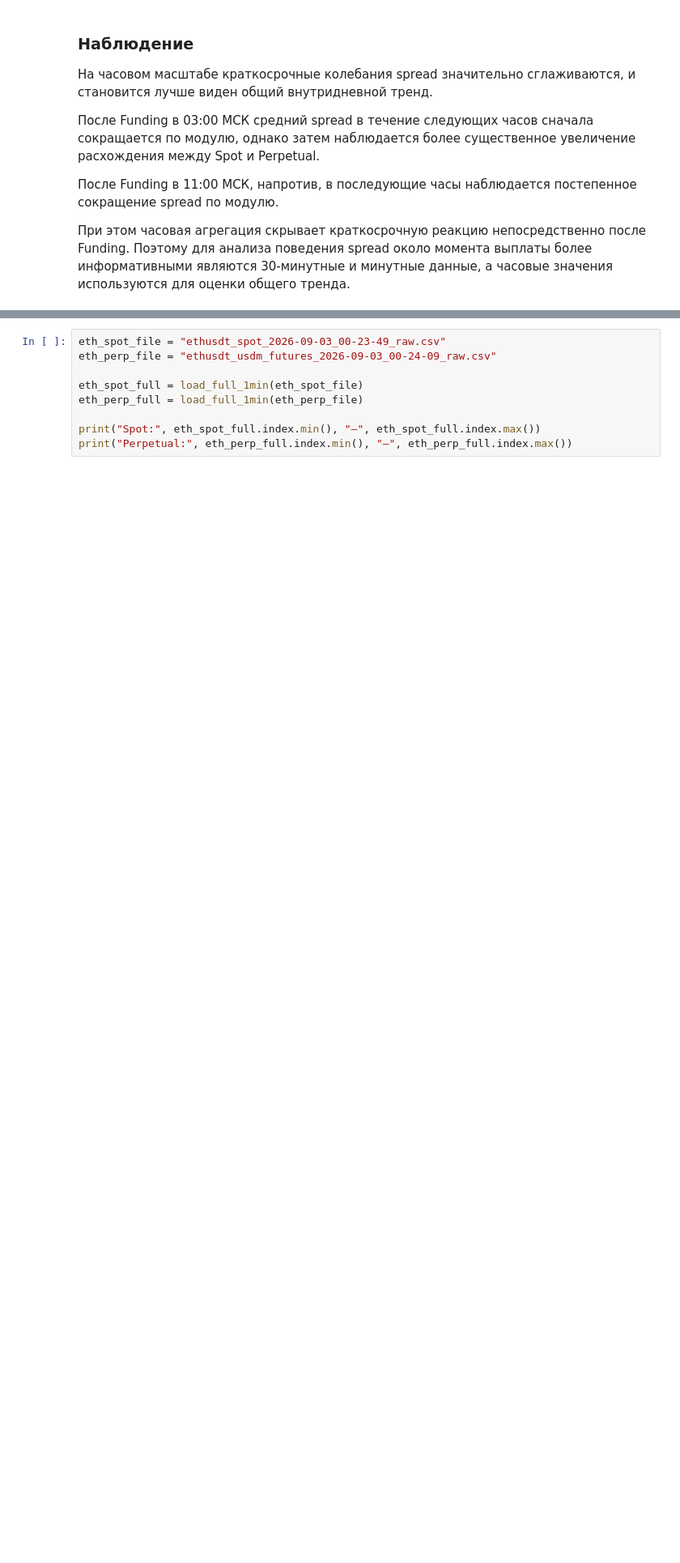
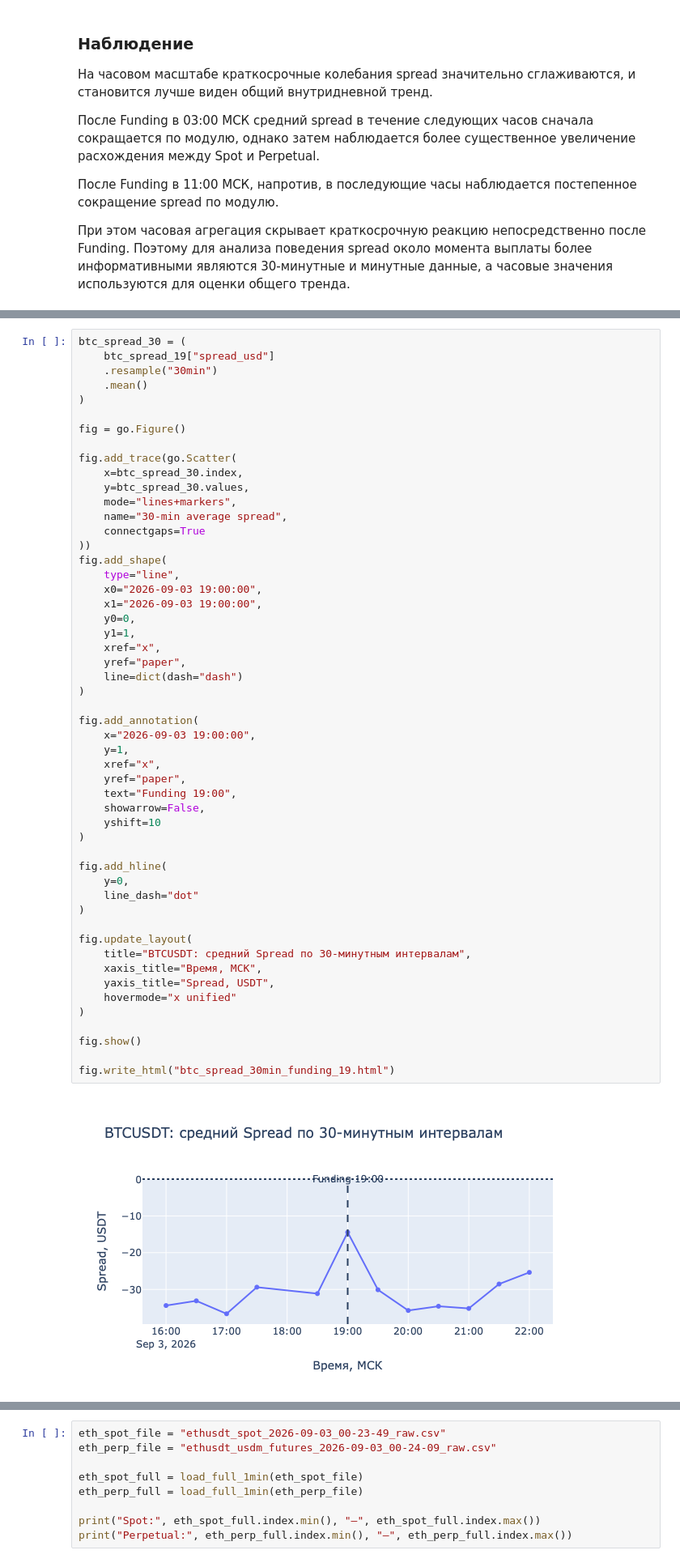
Before and after one commit to thnesss/research, a Jupyter notebook: binance_market_data/binance_funding_analysis.ipynb, the cells around one changed output, grey strips where cells are left out. Shown at 81% size. Drawn from its saved outputs; the diff is of its cells as text; blank space fills up the shorter version.

```diff
--- a/binance_market_data/binance_funding_analysis.ipynb
+++ b/binance_market_data/binance_funding_analysis.ipynb
@@ -641,0 +829,54 @@ fig_1h.show()
+# %%
+btc_spread_30 = (
+    btc_spread_19["spread_usd"]
+    .resample("30min")
+    .mean()
+)
+
+fig = go.Figure()
+
+fig.add_trace(go.Scatter(
+    x=btc_spread_30.index,
+    y=btc_spread_30.values,
+    mode="lines+markers",
+    name="30-min average spread",
+    connectgaps=True
+))
+fig.add_shape(
+    type="line",
+    x0="2026-09-03 19:00:00",
+    x1="2026-09-03 19:00:00",
+    y0=0,
+    y1=1,
+    xref="x",
+    yref="paper",
+    line=dict(dash="dash")
+)
+
+fig.add_annotation(
+    x="2026-09-03 19:00:00",
+    y=1,
+    xref="x",
+    yref="paper",
+    text="Funding 19:00",
+    showarrow=False,
+    yshift=10
+)
+
+fig.add_hline(
+    y=0,
+    line_dash="dot"
+)
+
+fig.update_layout(
+    title="BTCUSDT: средний Spread по 30-минутным интервалам",
+    xaxis_title="Время, МСК",
+    yaxis_title="Spread, USDT",
+    hovermode="x unified"
+)
+
+fig.show()
+
+fig.write_html("btc_spread_30min_funding_19.html")
+# %% [output]
+[figure, added]
```
Also changed, not shown: parts of 18 cells of this notebook, 6 other files.
